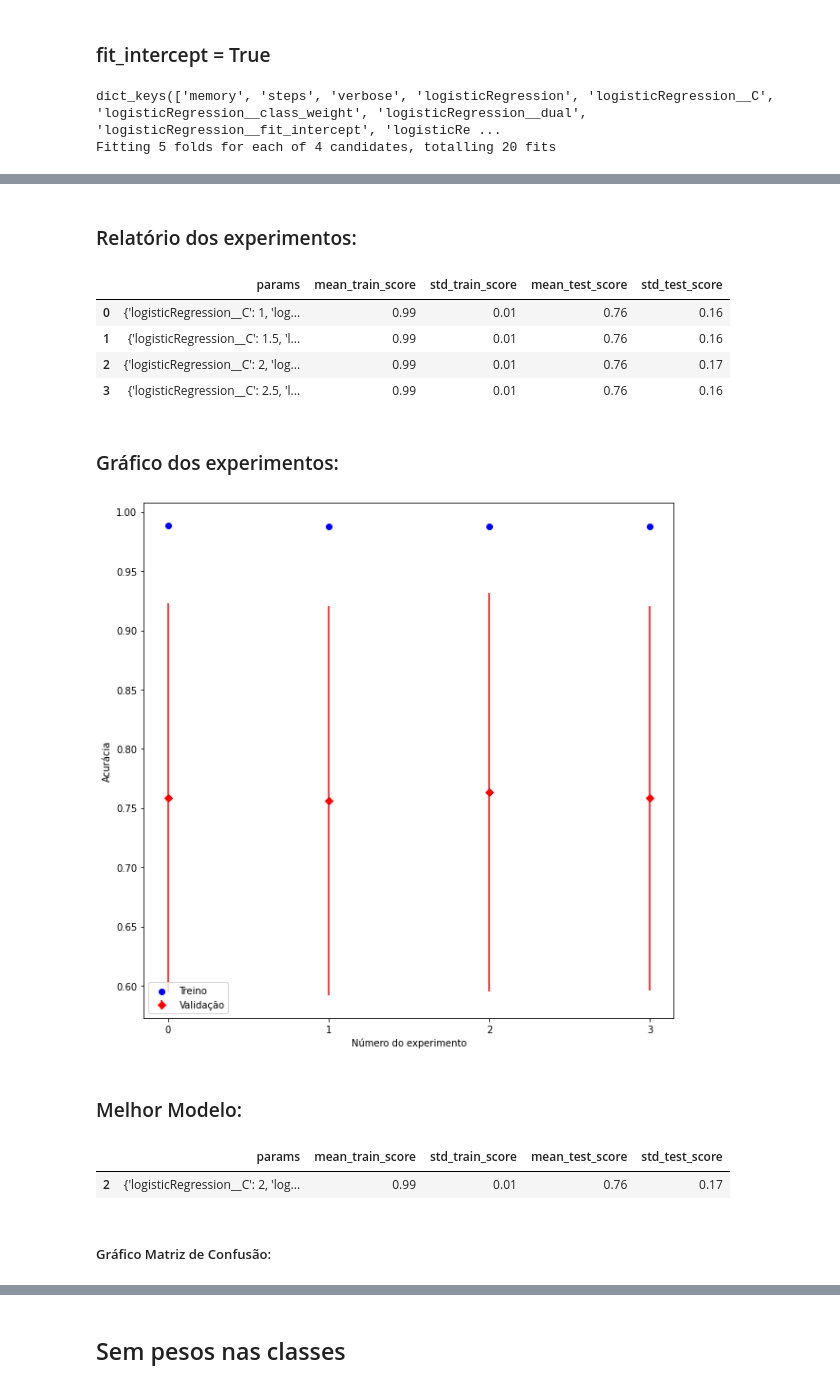
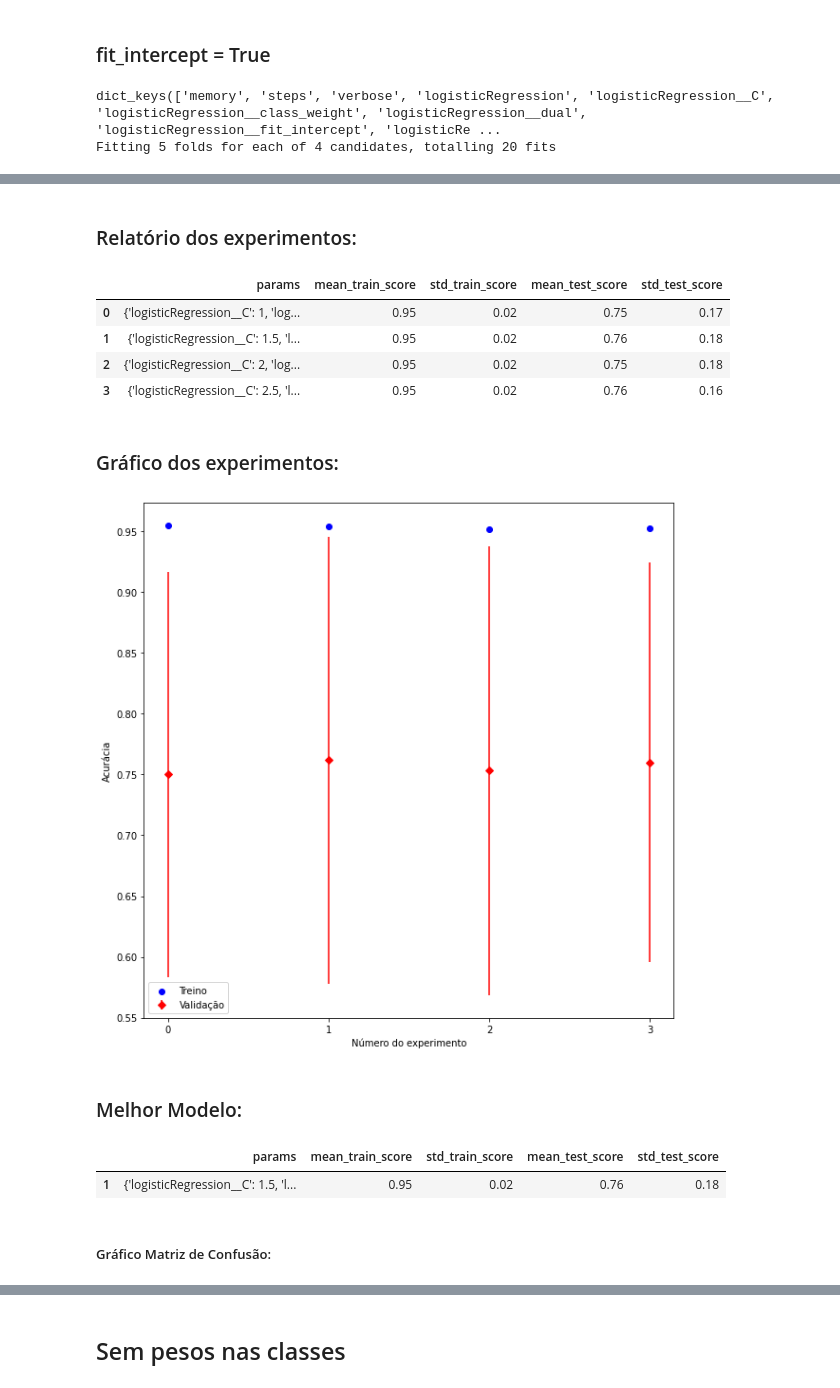
Before and after one commit to HeitorBRaymundo/mc906, a Jupyter notebook: prj3/LogisticRegression.ipynb, the cells around one changed output, grey strips where cells are left out. Drawn from its saved outputs; the diff is of its cells as text; code cells hidden in the pictures.

```diff
--- a/prj3/LogisticRegression.ipynb
+++ b/prj3/LogisticRegression.ipynb
@@ -338,10 +334,9 @@ parameters = {
     'logisticRegression__C': [1, 1.5, 2, 2.5],
     'logisticRegression__class_weight': ['balanced'],
     'logisticRegression__fit_intercept': [True],
-    'logisticRegression__max_iter': [50],
+    'logisticRegression__max_iter': [10],
     'logisticRegression__n_jobs': [5],
-    'logisticRegression__solver': ['sag'],
-    'logisticRegression__warm_start': [True]
+    'logisticRegression__solver': ['sag']
 }
 grid_search(pipe, parameters, X_processed, database_train.y, database_train.cv_author, n_jobs=6)
 # %% [output]
@@ -357,14 +352,14 @@ Fitting 5 folds for each of 4 candidates, totalling 20 fits
 Relatório dos experimentos:
 |  | params | mean_train_score | std_train_score | mean_test_score | std_test_score |
-| 0 | {'logisticRegression__C': 1, 'log... | 0.99 | 0.01 | 0.76 | 0.16 |
-| 1 | {'logisticRegression__C': 1.5, 'l... | 0.99 | 0.01 | 0.76 | 0.16 |
-| 2 | {'logisticRegression__C': 2, 'log... | 0.99 | 0.01 | 0.76 | 0.17 |
-| 3 | {'logisticRegression__C': 2.5, 'l... | 0.99 | 0.01 | 0.76 | 0.16 |
+| 0 | {'logisticRegression__C': 1, 'log... | 0.95 | 0.02 | 0.75 | 0.17 |
+| 1 | {'logisticRegression__C': 1.5, 'l... | 0.95 | 0.02 | 0.76 | 0.18 |
+| 2 | {'logisticRegression__C': 2, 'log... | 0.95 | 0.02 | 0.75 | 0.18 |
+| 3 | {'logisticRegression__C': 2.5, 'l... | 0.95 | 0.02 | 0.76 | 0.16 |
 Gráfico dos experimentos:
-[figure, old version]
+[figure, new version]
 Melhor Modelo:
 |  | params | mean_train_score | std_train_score | mean_test_score | std_test_score |
-| 2 | {'logisticRegression__C': 2, 'log... | 0.99 | 0.01 | 0.76 | 0.17 |
+| 1 | {'logisticRegression__C': 1.5, 'l... | 0.95 | 0.02 | 0.76 | 0.18 |
 Gráfico Matriz de Confusão:
 The tick1On function was deprecated in Matplotlib 3.1 and will be removed in 3.3. Use Tick.tick1line.set_visible instead.
   t.tick1On = False
```
Also changed, not shown: parts of 7 cells of this notebook, 3 other files.
